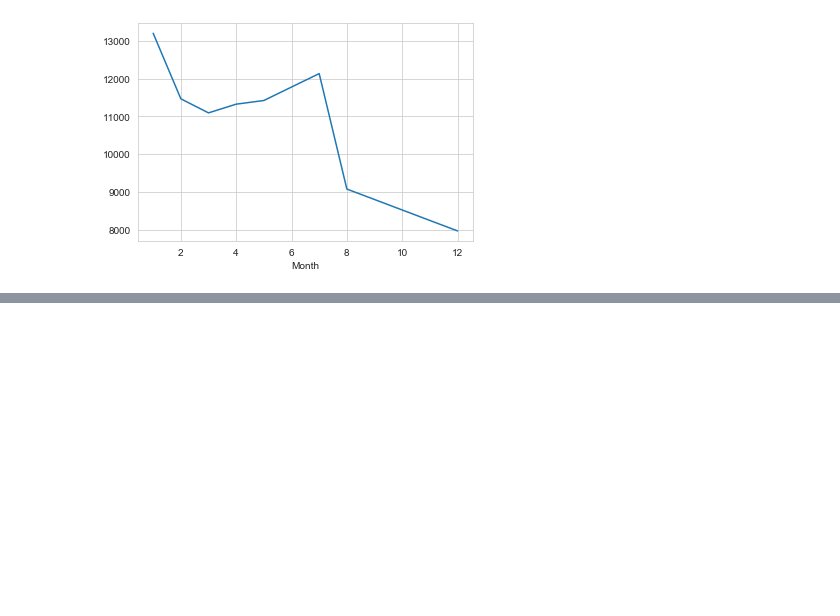
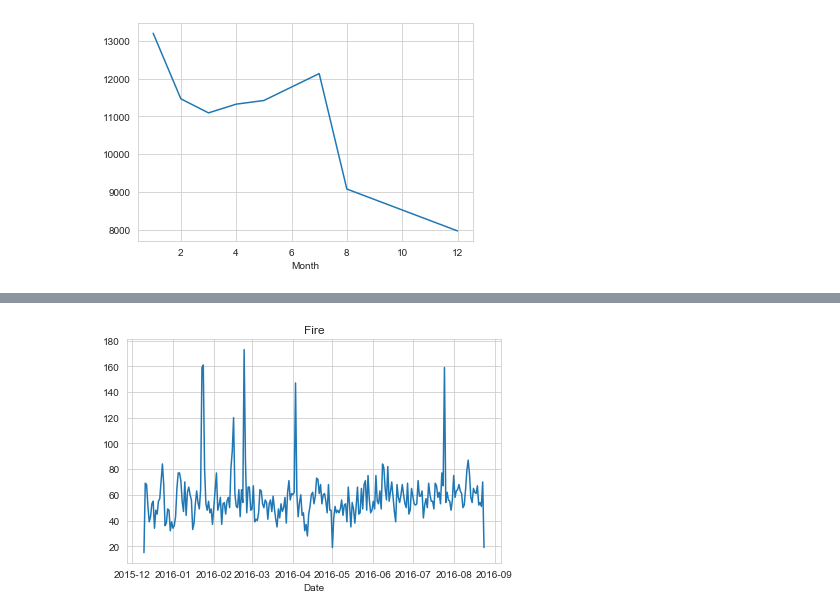
Before and after one commit to jaredwilliam/python-data-science-ML, a Jupyter notebook: 10-Data-Capstone-Projects/01-911 Calls Data Capstone Project.ipynb, the cells around one changed output, grey strips where cells are left out. Cells and saved outputs as stored; diff of their text form; code cells hidden in the pictures; blank space fills up the shorter version.

```diff
--- a/10-Data-Capstone-Projects/01-911 Calls Data Capstone Project.ipynb
+++ b/10-Data-Capstone-Projects/01-911 Calls Data Capstone Project.ipynb
@@ -314,0 +243,6 @@ df['Date']=df['timeStamp'].apply(lambda t: t.date())
+# %%
+df[df['Reason']=='Fire'].groupby('Date').count()['lat'].plot()
+plt.title('Fire')
+plt.tight_layout()
+# %% [output]
+[figure, added]
```
Also changed, not shown: parts of 53 cells of this notebook.
